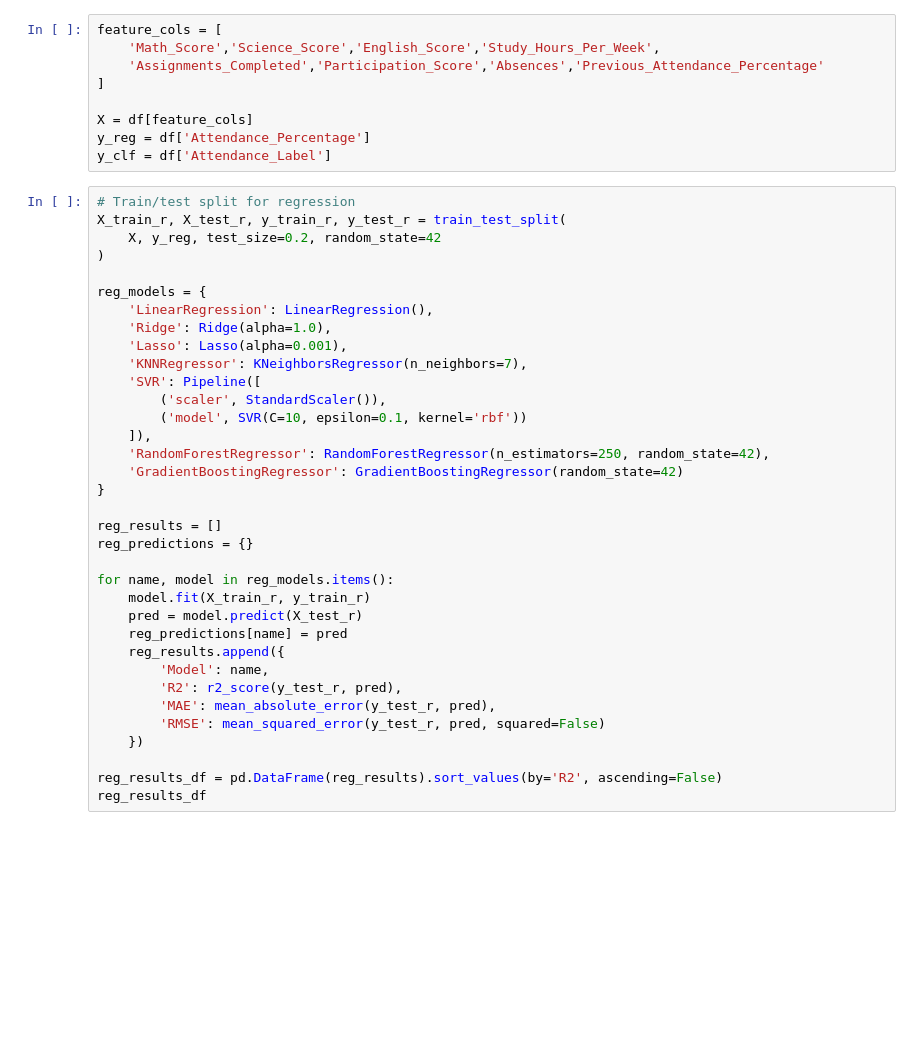
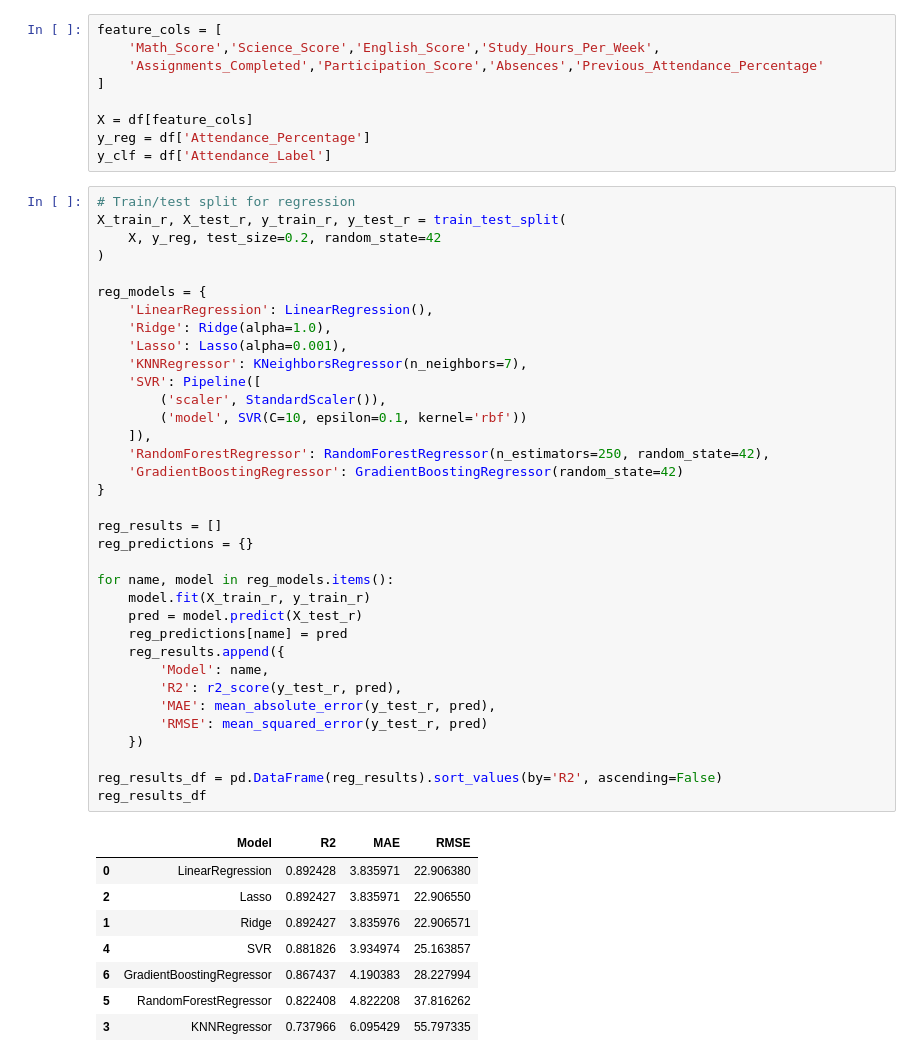
Before and after one commit to ghanendrasahu/student-attendance, a Jupyter notebook: finalprojectsahu.ipynb, the cells around one changed output. Cells and saved outputs as stored; diff of their text form; blank space fills up the shorter version.

Commit message:
small error correction inevaluatio matrix

```diff
--- a/finalprojectsahu.ipynb
+++ b/finalprojectsahu.ipynb
@@ -74,34 +130,43 @@ X_train_r, X_test_r, y_train_r, y_test_r = train_test_split(
 )
 
 reg_models = {
     'LinearRegression': LinearRegression(),
     'Ridge': Ridge(alpha=1.0),
     'Lasso': Lasso(alpha=0.001),
     'KNNRegressor': KNeighborsRegressor(n_neighbors=7),
     'SVR': Pipeline([
         ('scaler', StandardScaler()),
         ('model', SVR(C=10, epsilon=0.1, kernel='rbf'))
     ]),
     'RandomForestRegressor': RandomForestRegressor(n_estimators=250, random_state=42),
     'GradientBoostingRegressor': GradientBoostingRegressor(random_state=42)
 }
 
 reg_results = []
 reg_predictions = {}
 
 for name, model in reg_models.items():
     model.fit(X_train_r, y_train_r)
     pred = model.predict(X_test_r)
     reg_predictions[name] = pred
     reg_results.append({
         'Model': name,
         'R2': r2_score(y_test_r, pred),
         'MAE': mean_absolute_error(y_test_r, pred),
-        'RMSE': mean_squared_error(y_test_r, pred, squared=False)
+        'RMSE': mean_squared_error(y_test_r, pred)
     })
 
 reg_results_df = pd.DataFrame(reg_results).sort_values(by='R2', ascending=False)
 reg_results_df
+# %% [output]
+|  | Model | R2 | MAE | RMSE |
+| 0 | LinearRegression | 0.892428 | 3.835971 | 22.906380 |
+| 2 | Lasso | 0.892427 | 3.835971 | 22.906550 |
+| 1 | Ridge | 0.892427 | 3.835976 | 22.906571 |
+| 4 | SVR | 0.881826 | 3.934974 | 25.163857 |
+| 6 | GradientBoostingRegressor | 0.867437 | 4.190383 | 28.227994 |
+| 5 | RandomForestRegressor | 0.822408 | 4.822208 | 37.816262 |
+| 3 | KNNRegressor | 0.737966 | 6.095429 | 55.797335 |
 # %%
 # Regression model comparison
 fig, axes = plt.subplots(1, 2, figsize=(16, 5))
```
Also changed, not shown: parts of 12 cells of this notebook.
